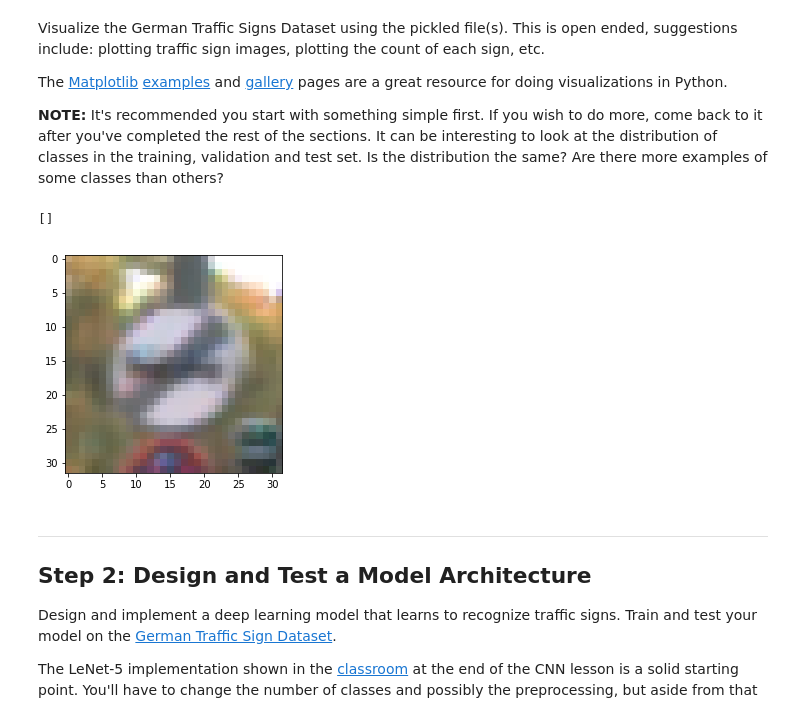
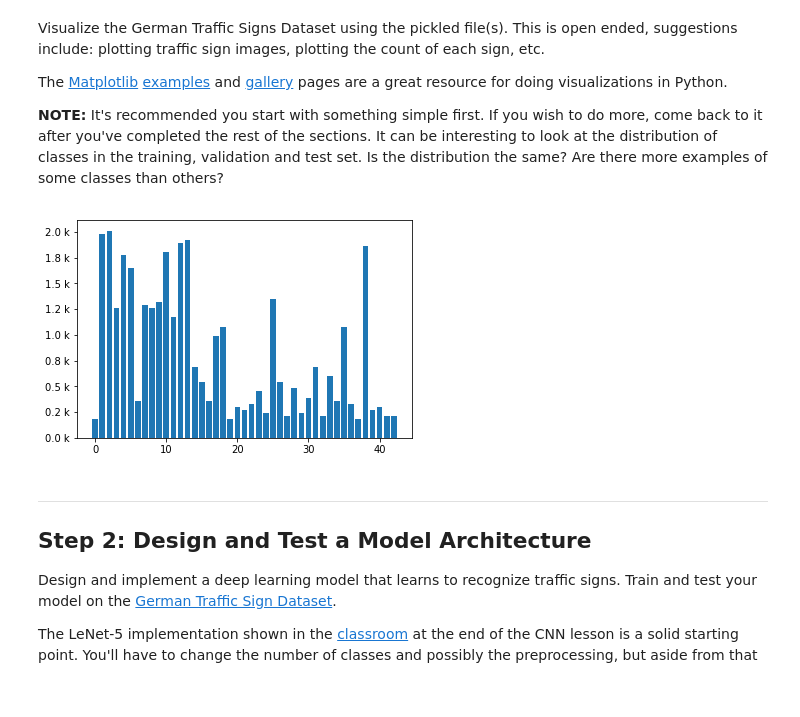
Before and after one commit to geoffreywang1990/CarND-Traffic-Sign-Classifier-Project, a Jupyter notebook: Traffic_Sign_Classifier.ipynb, the cells around one changed output. Saved outputs shown, nothing was run; the diff lists cells and outputs as text; code cells hidden in the pictures.

```diff
--- a/Traffic_Sign_Classifier.ipynb
+++ b/Traffic_Sign_Classifier.ipynb
@@ -95,14 +103,29 @@ The [Matplotlib](http://matplotlib.org/) [examples](http://matplotlib.org/exampl
 # %%
 ### Data exploration visualization code goes here.
 ### Feel free to use as many code cells as needed.
+
+from matplotlib.ticker import FuncFormatter
 import matplotlib.pyplot as plt
 # Visualizations will be shown in the notebook.
 %matplotlib inline
-plt.imshow(X_train[100])
-plt.plot()
+def thou(x, pos):
+    'The two args are the value and tick position'
+    return '%1.1f k' % (x * 1e-3)
+
+
+formatter = FuncFormatter(thou)
+
+fig, ax = plt.subplots()
+ax.yaxis.set_major_formatter(formatter)
+x_classes =range(0,n_classes)
+num_data = []
+for i in x_classes:
+    num_data.append(len(np.where(y_train == i)[0]))
+plt.bar(x_classes,num_data)
+plt.savefig("examples/visualization.jpg")
+plt.show()
 # %% [output]
-[]
-[figure, old version]
+[figure, new version]
 # %% [markdown]
 ----
 
```
Also changed, not shown: parts of 14 cells of this notebook, 17 other files.
